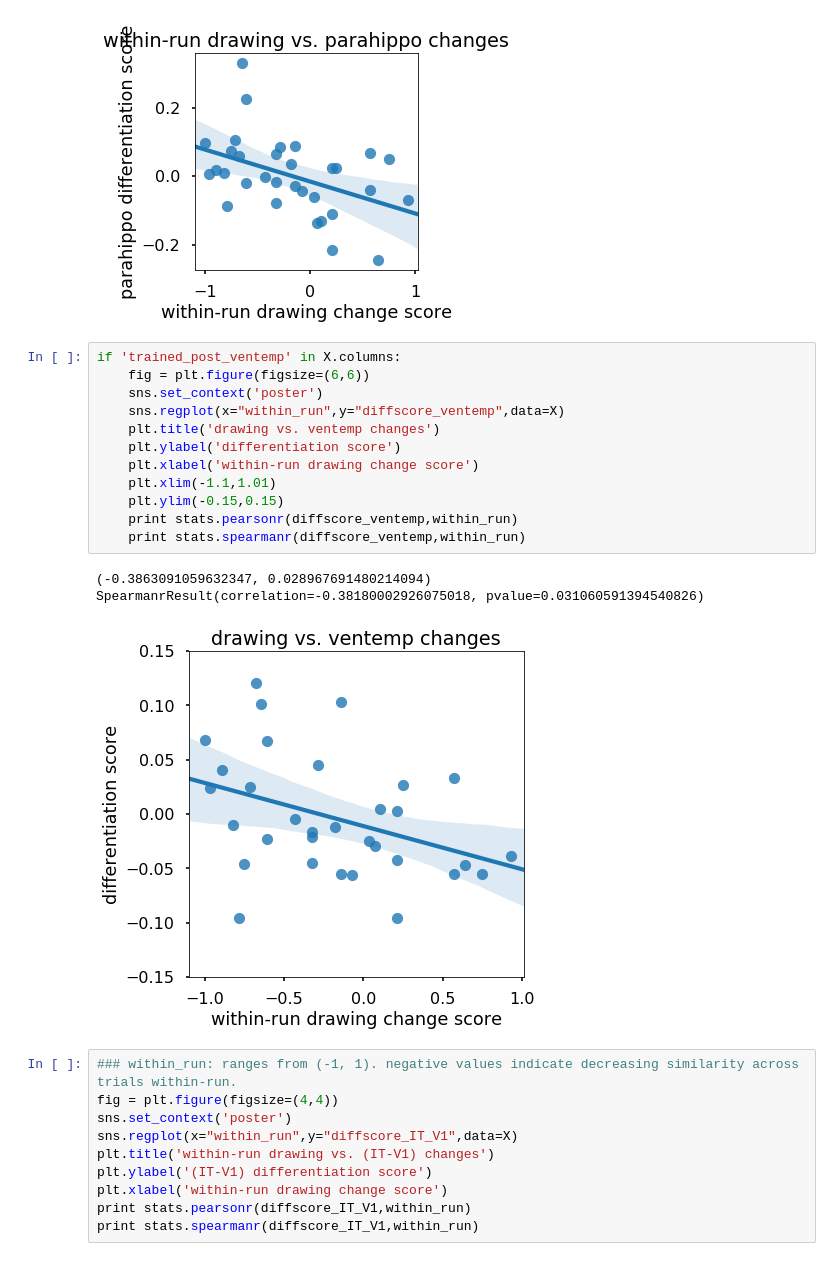
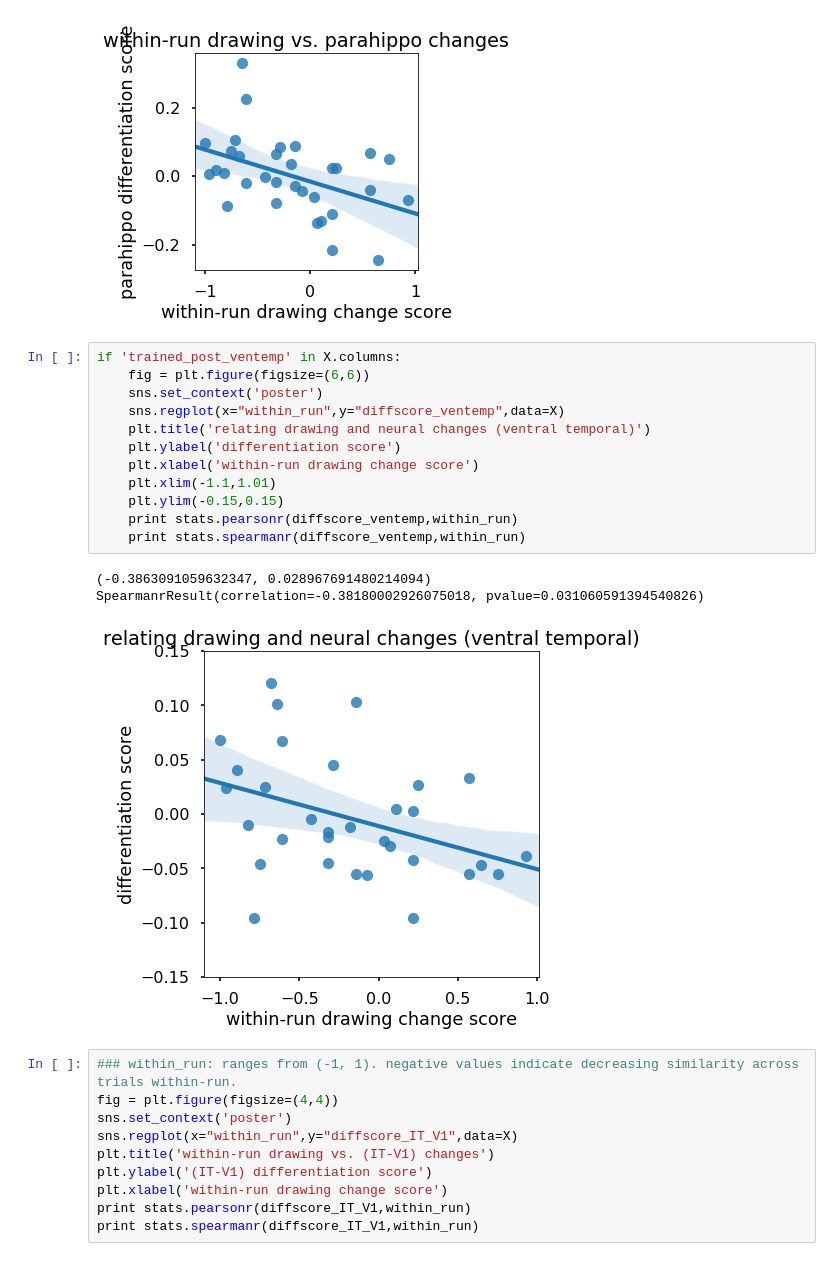
Before and after one commit to judithfan/sketchfeat, a Jupyter notebook: sketches/relate_neural_changes_to_sketch_changes.ipynb, the cells around one changed output. Saved outputs shown, nothing was run; the diff lists cells and outputs as text.

```diff
--- a/sketches/relate_neural_changes_to_sketch_changes.ipynb
+++ b/sketches/relate_neural_changes_to_sketch_changes.ipynb
@@ -240,19 +240,19 @@ SpearmanrResult(correlation=-0.41427413074040081, pvalue=0.01840967865257228)
 # %%
 if 'trained_post_ventemp' in X.columns:
     fig = plt.figure(figsize=(6,6))
     sns.set_context('poster')
     sns.regplot(x="within_run",y="diffscore_ventemp",data=X)
-    plt.title('drawing vs. ventemp changes')
+    plt.title('relating drawing and neural changes (ventral temporal)')
     plt.ylabel('differentiation score')
     plt.xlabel('within-run drawing change score')
     plt.xlim(-1.1,1.01)
     plt.ylim(-0.15,0.15)
     print stats.pearsonr(diffscore_ventemp,within_run)
     print stats.spearmanr(diffscore_ventemp,within_run)
 # %% [output]
 (-0.3863091059632347, 0.028967691480214094)
 SpearmanrResult(correlation=-0.38180002926075018, pvalue=0.031060591394540826)
-[figure, old version]
+[figure, new version]
 # %%
 ### within_run: ranges from (-1, 1). negative values indicate decreasing similarity across trials within-run.
 fig = plt.figure(figsize=(4,4))
```
Also changed, not shown: 1 other file.
